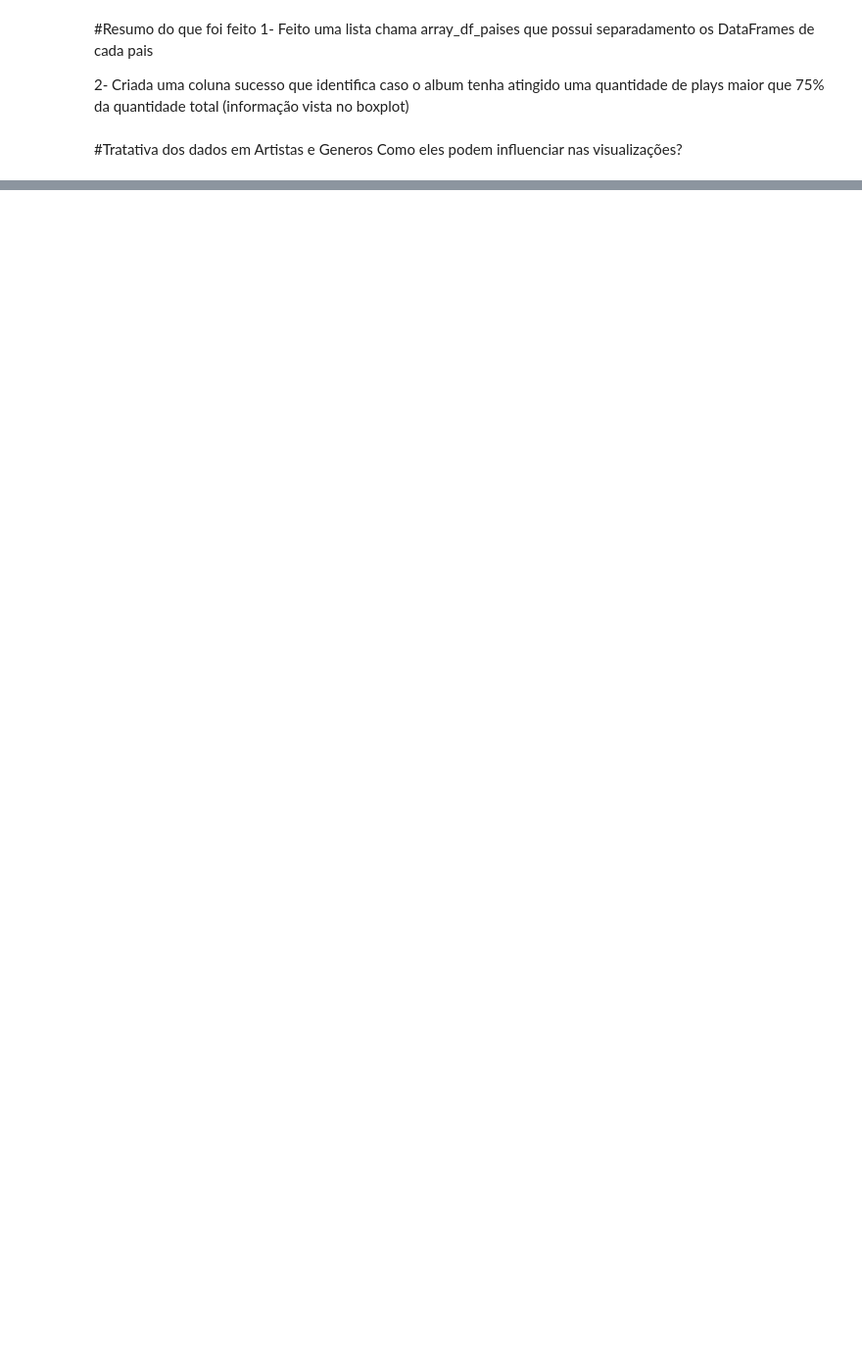
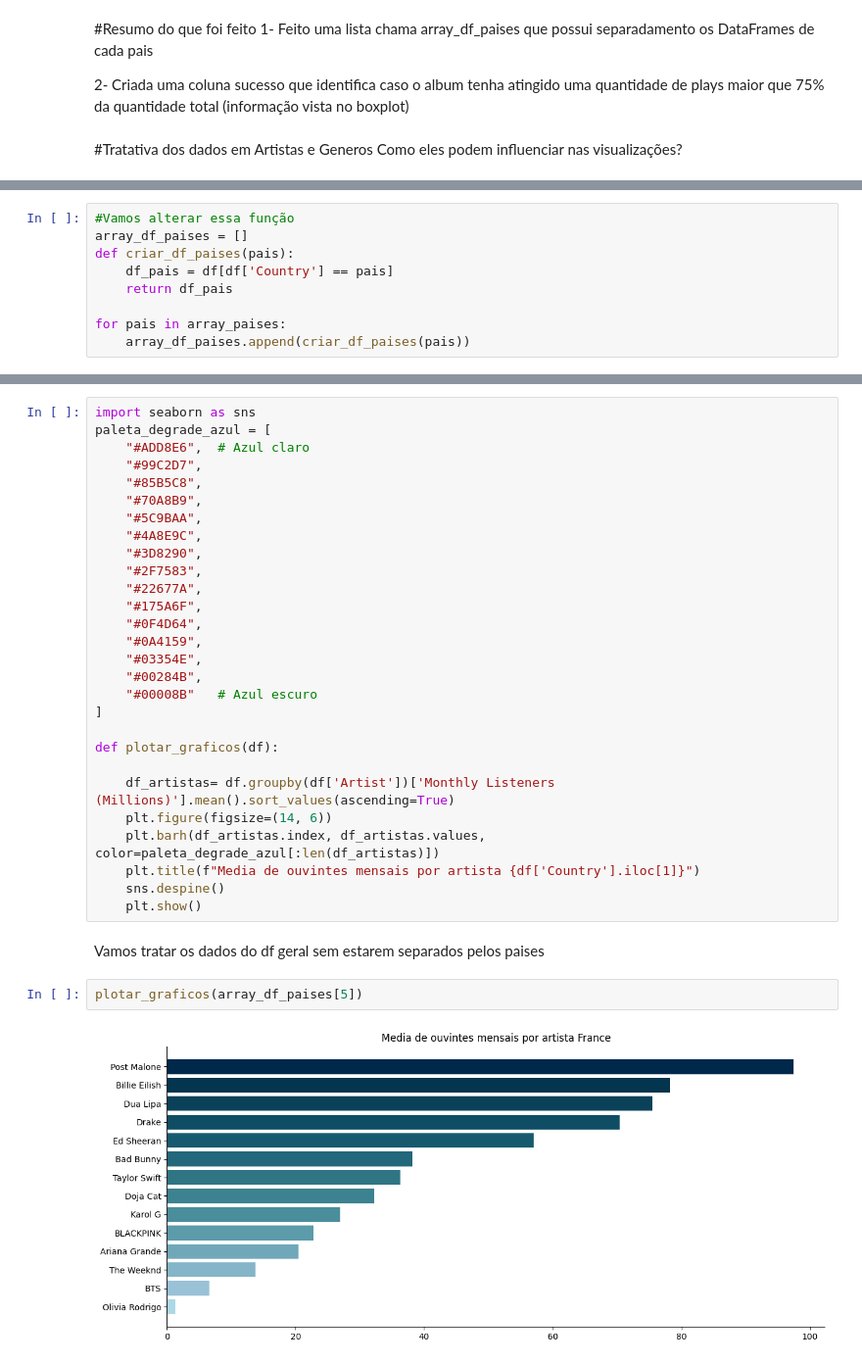
Before and after one commit to Kenjiro1/SpotifyGlobal, a Jupyter notebook: Spotify.ipynb, the cells around one changed output, grey strips where cells are left out. Shown at 98% size. Cells and saved outputs as stored; diff of their text form; blank space fills up the shorter version.

```diff
--- a/Spotify.ipynb
+++ b/Spotify.ipynb
@@ -150,0 +140,9 @@ Como eles podem influenciar nas visualizações?
+# %%
+#Vamos alterar essa função
+array_df_paises = []
+def criar_df_paises(pais):
+    df_pais = df[df['Country'] == pais]
+    return df_pais
+
+for pais in array_paises:
+    array_df_paises.append(criar_df_paises(pais))
@@ -150,0 +171,34 @@ Como eles podem influenciar nas visualizações?
+# %%
+import seaborn as sns
+paleta_degrade_azul = [
+    "#ADD8E6",  # Azul claro
+    "#99C2D7",
+    "#85B5C8",
+    "#70A8B9",
+    "#5C9BAA",
+    "#4A8E9C",
+    "#3D8290",
+    "#2F7583",
+    "#22677A",
+    "#175A6F",
+    "#0F4D64",
+    "#0A4159",
+    "#03354E",
+    "#00284B",
+    "#00008B"   # Azul escuro
+]
+
+def plotar_graficos(df):
+
+    df_artistas= df.groupby(df['Artist'])['Monthly Listeners (Millions)'].mean().sort_values(ascending=True)
+    plt.figure(figsize=(14, 6))
+    plt.barh(df_artistas.index, df_artistas.values, color=paleta_degrade_azul[:len(df_artistas)])
+    plt.title(f"Media de ouvintes mensais por artista {df['Country'].iloc[1]}")
+    sns.despine()
+    plt.show()
+# %% [markdown]
+Vamos tratar os dados do df geral sem estarem separados pelos paises
+# %%
+plotar_graficos(array_df_paises[5])
+# %% [output]
+[figure, added]
```
Also changed, not shown: parts of 5 cells of this notebook.
